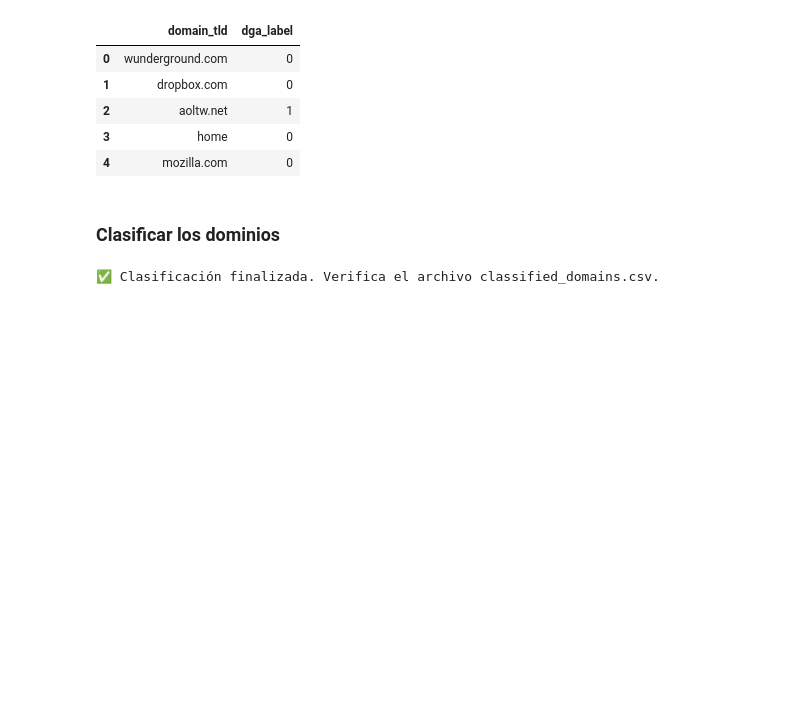
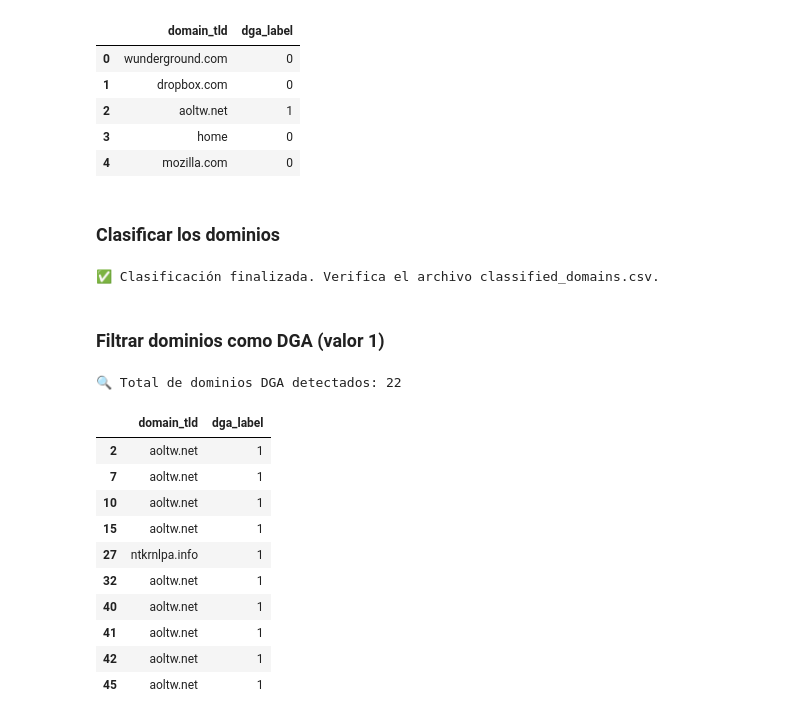
Before and after one commit to mvrcentes/Security_Data_Science, a Jupyter notebook: lab5.ipynb, the cells around one changed output. Cells and saved outputs as stored; diff of their text form; code cells hidden in the pictures; blank space fills up the shorter version.

```diff
--- a/lab5.ipynb
+++ b/lab5.ipynb
@@ -387,3 +387,34 @@ for domain in tqdm(to_classify, desc="Clasificando dominios con Gemini"):
 print(f"✅ Clasificación finalizada. Verifica el archivo {csv_filename}.")
 # %% [output]
 ✅ Clasificación finalizada. Verifica el archivo classified_domains.csv.
+# %% [markdown]
+### Filtrar dominios como DGA (valor 1)
+# %%
+import pandas as pd
+
+# 📌 Cargar el archivo CSV con las clasificaciones
+csv_filename = "classified_domains.csv"
+df_existing = pd.read_csv(csv_filename)
+
+# ✅ Convertir 'dga_label' a entero
+df_existing["dga_label"] = pd.to_numeric(df_existing["dga_label"], errors="coerce").astype("Int64")
+
+# 📌 Filtrar dominios clasificados como DGA (valor 1)
+df_dga = df_existing[df_existing["dga_label"] == 1]
+
+# 📌 Mostrar la cantidad total y una muestra
+print(f"🔍 Total de dominios DGA detectados: {len(df_dga)}")
+display(df_dga.head(10))
+# %% [output]
+🔍 Total de dominios DGA detectados: 22
+|  | domain_tld | dga_label |
+| 2 | aoltw.net | 1 |
+| 7 | aoltw.net | 1 |
+| 10 | aoltw.net | 1 |
+| 15 | aoltw.net | 1 |
+| 27 | ntkrnlpa.info | 1 |
+| 32 | aoltw.net | 1 |
+| 40 | aoltw.net | 1 |
+| 41 | aoltw.net | 1 |
+| 42 | aoltw.net | 1 |
+| 45 | aoltw.net | 1 |
```
